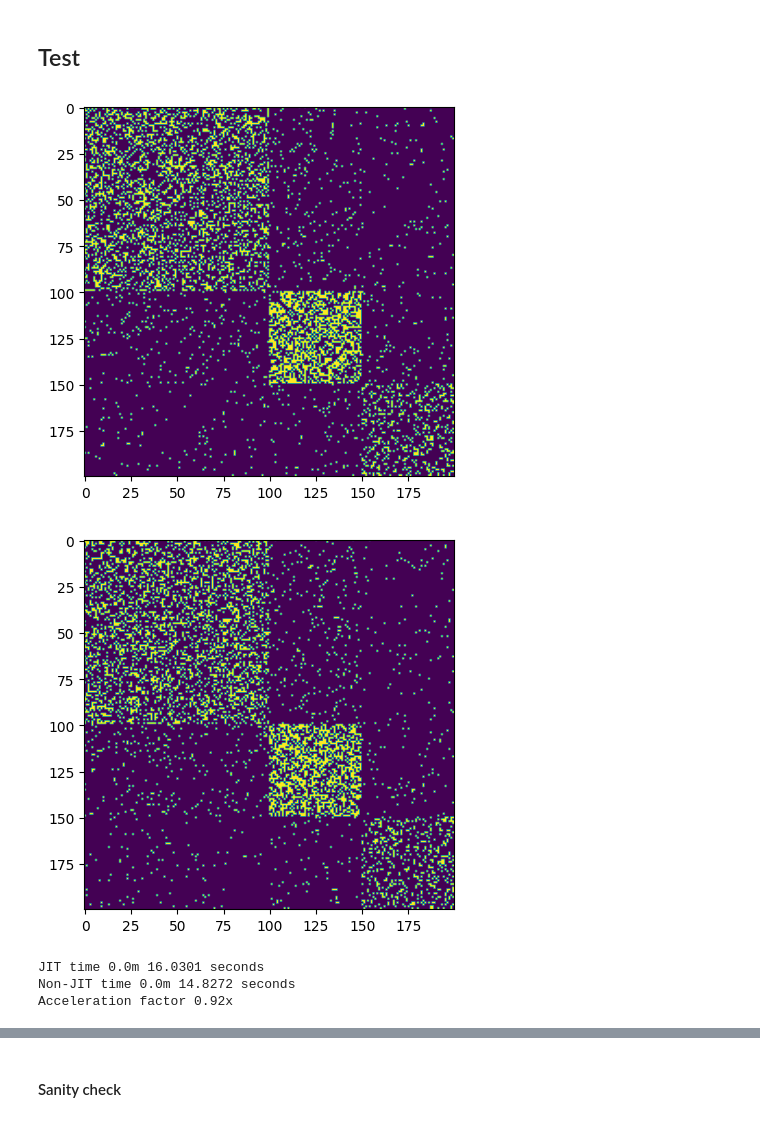
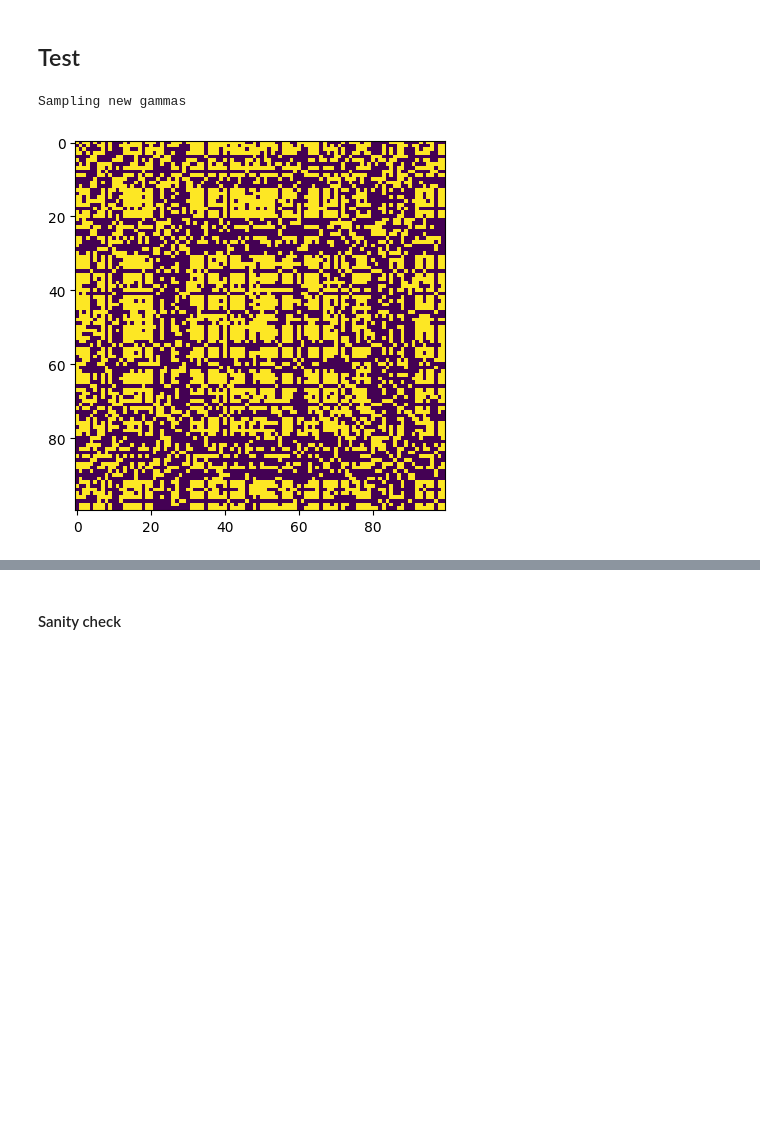
Before and after one commit to LaosAntreas/dMMSB, a Jupyter notebook: LNMMSB.ipynb, the cells around one changed output, grey strips where cells are left out. Cells and saved outputs as stored; diff of their text form; code cells hidden in the pictures; blank space fills up the shorter version.

```diff
--- a/LNMMSB.ipynb
+++ b/LNMMSB.ipynb
@@ -216,13 +218,14 @@ class LNMMSB():
         i = 0
         d_ll = jnp.inf
         prev_outer_ll = -jnp.inf
-        self.gamma_tilde = jax.random.multivariate_normal(self.key, self.mu, self.Sigma, (self.N,)) # shape (N,K) #NOTE: temporary check
+
         while(d_ll > tol and i < max_outer_iters): # 2 (outer loop)
             if verbose:
                 print(f"[outer {i}] mu: {self.mu}, Sigma diag: {jnp.diag(self.Sigma)}, B: {self.B}")
 
             #initialize q(gamma) parameters
-
+            self.gamma_tilde = jax.random.multivariate_normal(self.key, self.mu, self.Sigma, (self.N,)) # shape (N,K)
+            gamma_pre = self.gamma_tilde
             g, H = self.compute_g_H(self.gamma_tilde) # g: (N,K), H: (N,K,K)
 
             jitter = self.EPS * jnp.eye(self.K) # for numerical stability
@@ -269,6 +272,13 @@ class LNMMSB():
             d_ll = jnp.abs(outer_ll - prev_outer_ll)
             prev_outer_ll = outer_ll
 
+            gamma_post = self.gamma_tilde
+            pi_pred = softmax(gamma_pre, axis=-1)
+            pi_post = softmax(gamma_post, axis=-1)
+            plot_roles(pi_pred, pi_post, title=f"Iteration {i}")
+
+        return outer_ll
+
     def generate_graph(self):
         '''
         Generate a graph from the learned model parameters
@@ -276,10 +286,11 @@ class LNMMSB():
         '''
         # Sample gamma for each node
         if self.gamma_tilde is None:
-            gammas = jax.random.multivariate_normal(self.key, self.mu, self.Sigma, (self.N,)) # shape (N,K)
-            pis = softmax(gammas, axis=-1) # shape (N,K)
+            print("Sampling new gammas")
+            self.gamma_tilde= jax.random.multivariate_normal(self.key, self.mu, self.Sigma, (self.N,)) # shape (N,K)
+            pis = softmax(self.gamma_tilde, axis=-1) # shape (N,K)
         else:
-            pis = self.gamma_tilde
+            pis = softmax(self.gamma_tilde, axis=-1)
 
         #print("pis shape", pis)
         z_ij = jax.random.multinomial(self.key, 1, pis, shape=(self.N,self.N,self.K)) # shape (N,N,K)
@@ -299,55 +627,55 @@ class LNMMSB():
 # %%
 def generate_sbm(sizes, probs):
 
     assert probs.shape == (len(sizes), len(sizes))
 
     G = nx.stochastic_block_model(sizes, probs)
     E = nx.to_numpy_array(G)
     gammas = np.zeros((sum(sizes), len(sizes)))
 
     for i, size in enumerate(sizes):
         gammas[int(np.sum(sizes[:i])):int(np.sum(sizes[:i+1])), i] = 1.0
 
     return E, gammas
 
-B  = np.array([[0.3, 0.05, 0.02],
-              [0.05, 0.5, 0.03],
-              [0.02, 0.03, 0.2]])
-E, gammas = generate_sbm([100,50,50], B)
+# B  = np.array([[0.3, 0.05, 0.02],
+#               [0.05, 0.5, 0.03],
+#               [0.02, 0.03, 0.2]])
+B = np.array([[1, 0.05, 0.02],
+              [0.05, 1, 0],
+              [0.02, 0, 1]])
+# E, gammas = generate_sbm([50,25,25], B)
 
 
-plt.imshow(E)
-plt.show()
+# plt.imshow(E)
+# plt.show()
 
 #print(gammas)
 
-model = LNMMSB(200, 3, key=42, B=B, gamma_tilde=jnp.array(gammas))
+model = LNMMSB(100, 3, key=42, B=B, mu=jnp.array([1,0,3]), Sigma=jnp.eye(3)*10)
 E = model.generate_graph()
+true_gammas = model.gamma_tilde
 plt.imshow(E)
 plt.show()
 # %% [output]
+Sampling new gammas
-[figure, old version]
+[figure, new version]
-[figure, removed]
 # %%
 import time
-start = time.time()
-model_jit = jit_LNMMSB(nodes=200, roles=3, key=43)
-model.fit(E, verbose=False, max_inner_iters=1000, max_outer_iters=1000)
-end = time.time()
-total_jit = end - start
-print(f"JIT time {total_jit // 60}m {total_jit % 60:.4f} seconds")
+# start = time.time()
+# model_jit = jit_LNMMSB(nodes=100, roles=3, key=43)
+# model.fit(E, verbose=False, max_inner_iters=1000, max_outer_iters=1000)
+# end = time.time()
+# total_jit = end - start
+# print(f"JIT time {total_jit // 60}m {total_jit % 60:.4f} seconds")
 
 start = time.time()
-model = LNMMSB(nodes=200, roles=3, key=43)
+model = LNMMSB(nodes=100, roles=3, key=100)
 model.fit(E, verbose=False, max_inner_iters=1000, max_outer_iters=1000)
 end = time.time()
 total_non_jit = end - start
 print(f"Non-JIT time {total_non_jit // 60}m {total_non_jit % 60:.4f} seconds")
 
-print(f"Acceleration factor {(total_non_jit / total_jit):.2f}x")
+#print(f"Acceleration factor {(total_non_jit / total_jit):.2f}x")
-# %% [output]
-JIT time 0.0m 16.0301 seconds
-Non-JIT time 0.0m 14.8272 seconds
-Acceleration factor 0.92x
 # %%
 
```
Also changed, not shown: parts of 7 cells of this notebook.
